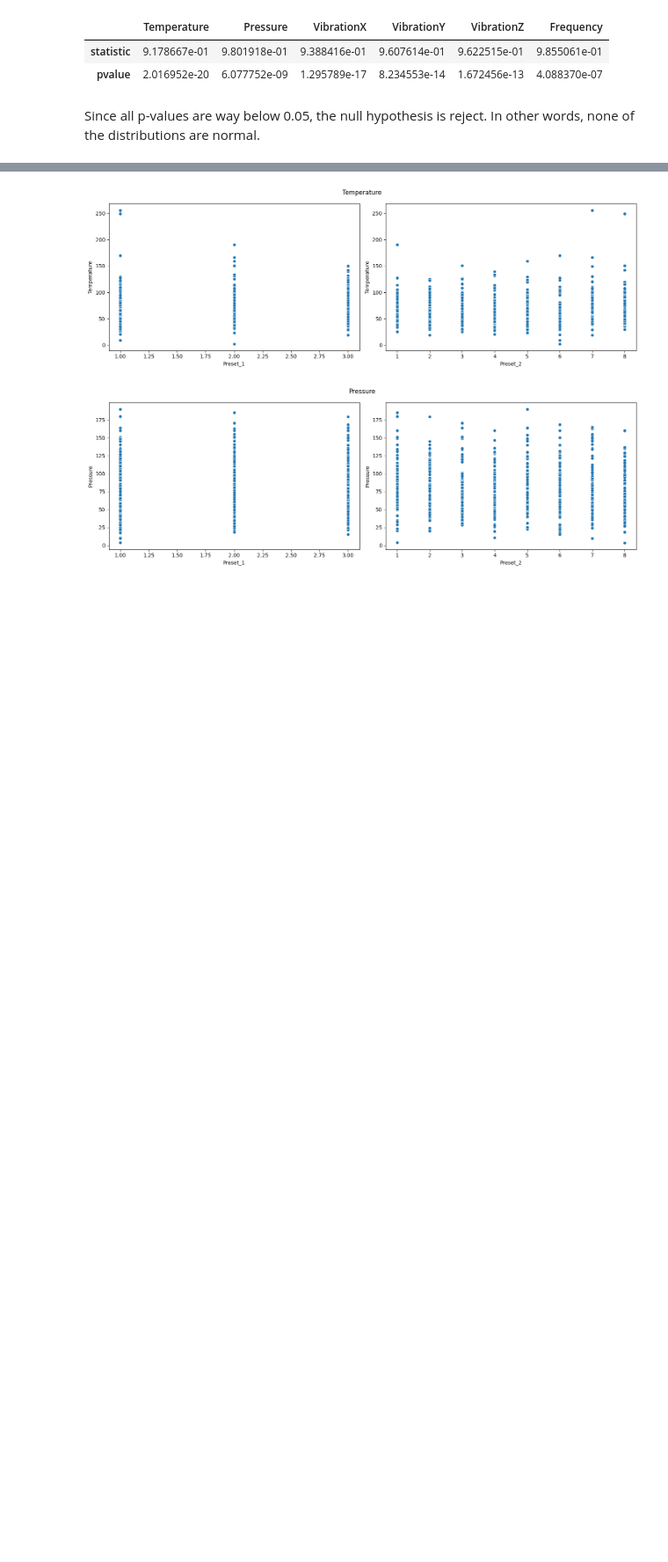
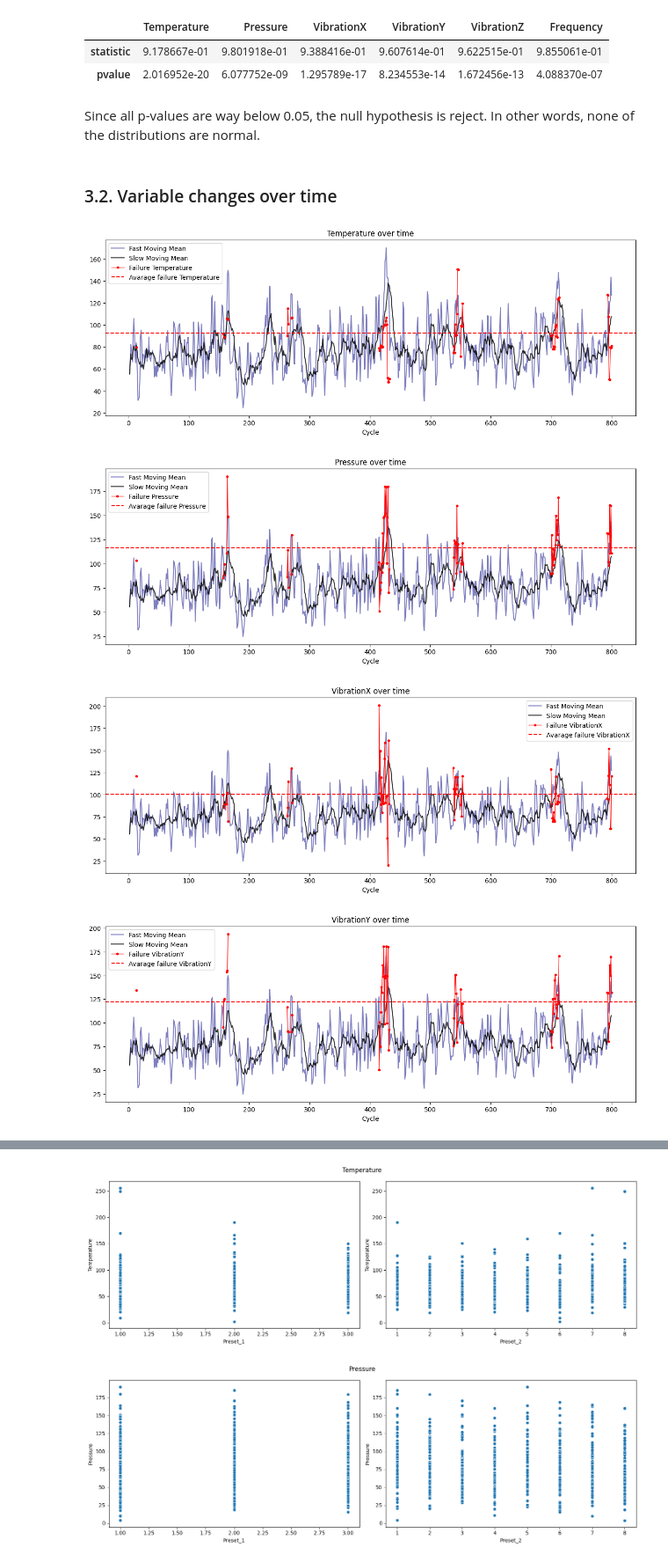
Before and after one commit to daniel64bit/failure-detection, a Jupyter notebook: notebooks/01_eda.ipynb, the cells around one changed output, grey strips where cells are left out. Shown at 88% size. Drawn from its saved outputs; the diff is of its cells as text; code cells hidden in the pictures; blank space fills up the shorter version.

Commit message:
dev: time series analysis and preset combinations

```diff
--- a/notebooks/01_eda.ipynb
+++ b/notebooks/01_eda.ipynb
@@ -109,3 +110,8 @@ Preset_2
 1     95
 4     93
 Name: count, dtype: int64
+# %%
+# number of presets combinations and how frequent they are used
+df_oge["PresetComb"] = df_oge[["Preset_1", "Preset_2"]].astype(str).agg("".join, axis=1)
+
+df_oge["PresetComb"].value_counts()
@@ -249,3 +270,5 @@ df_shapiro_results
 | pvalue | 2.016952e-20 | 6.077752e-09 | 1.295789e-17 | 8.234553e-14 | 1.672456e-13 | 4.088370e-07 |
 # %% [markdown]
 Since all p-values are way below 0.05, the null hypothesis is reject. In other words, none of the distributions are normal.
+# %% [markdown]
+### 3.2. Variable changes over time
@@ -251,0 +337,7 @@ Since all p-values are way below 0.05, the null hypothesis is reject. In other w
+# %%
+plot_time_series(df_oge, features, hide_raw_data=True)
+# %% [output]
+[figure, added]
+[figure, added]
+[figure, added]
+[figure, added]
```
Also changed, not shown: parts of 14 cells of this notebook.
